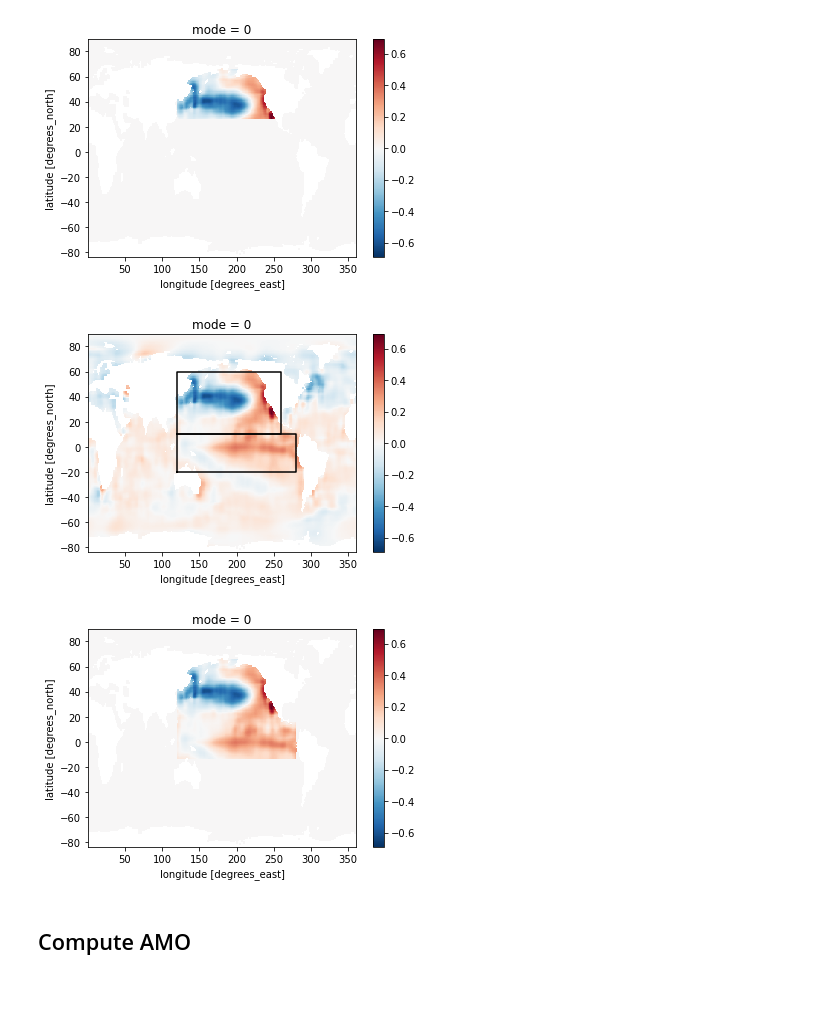
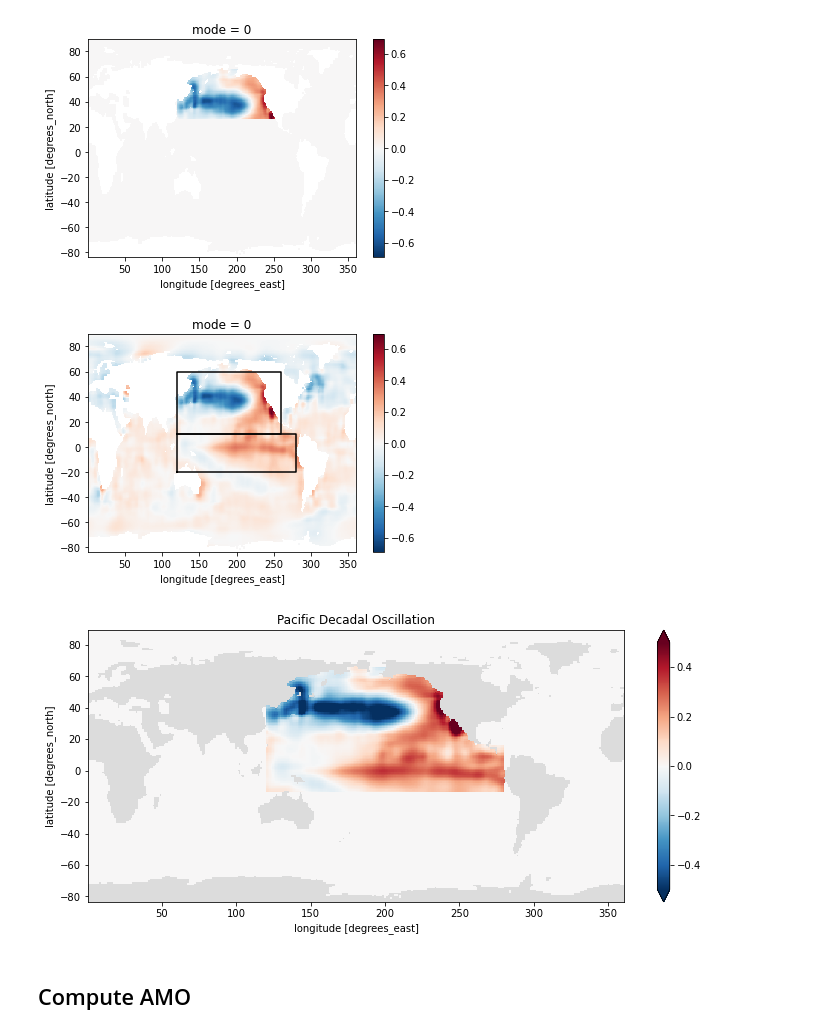
Before and after one commit to joakimkjellsson/climate_indices, a Jupyter notebook: climate_indices.ipynb, the cells around one changed output. Saved outputs shown, nothing was run; the diff lists cells and outputs as text; code cells hidden in the pictures; blank space fills up the shorter version.

Commit message:
nicer plots of PDO and AMO

```diff
--- a/climate_indices.ipynb
+++ b/climate_indices.ipynb
@@ -366,36 +366,40 @@ pattern_sel.fillna(0).to_netcdf('pdo_pattern1.nc')
 # Isolate pattern
 fig, ax = plt.subplots(1,1)
 pdo_reg.plot(ax=ax)
 lon1 = 120
 lon2 = 260
 lat1 = 10
 lat2 = 60
 ax.plot([lon1,lon2,lon2,lon1,lon1],[lat1,lat1,lat2,lat2,lat1],'-k')
 ilon1 = int(lon1 / 1.)
 ilon2 = int(lon2 / 1.)
 ilat1 = int((lat1 + 90) / 1.)
 ilat2 = int((lat2 + 90) / 1.)
 pattern_sel = pdo_reg * 0
 pattern_sel[ilat1:ilat2,ilon1:ilon2] = pdo_reg[ilat1:ilat2,ilon1:ilon2]
 
 lon1 = 120
 lon2 = 280
 lat1 = -20
 lat2 = 10
 ax.plot([lon1,lon2,lon2,lon1,lon1],[lat1,lat1,lat2,lat2,lat1],'-k')
 ilon1 = int(lon1 / 1.)
 ilon2 = int(lon2 / 1.)
 ilat1 = int((lat1 + 90) / 1.)
 ilat2 = int((lat2 + 90) / 1.)
 pattern_sel[ilat1:ilat2,ilon1:ilon2] = pdo_reg[ilat1:ilat2,ilon1:ilon2]
 
+fig = plt.figure(figsize=(12,5))
+ax = fig.add_subplot(1,1,1)
+ax.set_facecolor('Gainsboro')
+pattern_sel.plot(ax=ax,vmin=-0.5,vmax=0.5,cmap=plt.cm.RdBu_r)
+ax.set_title('Pacific Decadal Oscillation')
+fig.savefig('pdo_isolated.png',format='png')
 
-fig, ax = plt.subplots(1,1)
-pattern_sel.plot(ax=ax)
 pattern_sel.fillna(0).to_netcdf('pdo_pattern2.nc')
 # %% [output]
 [figure]
-[figure, old version]
+[figure, new version]
 # %% [markdown]
 ## Compute AMO
 # %%
```
Also changed, not shown: parts of 1 cell of this notebook.
